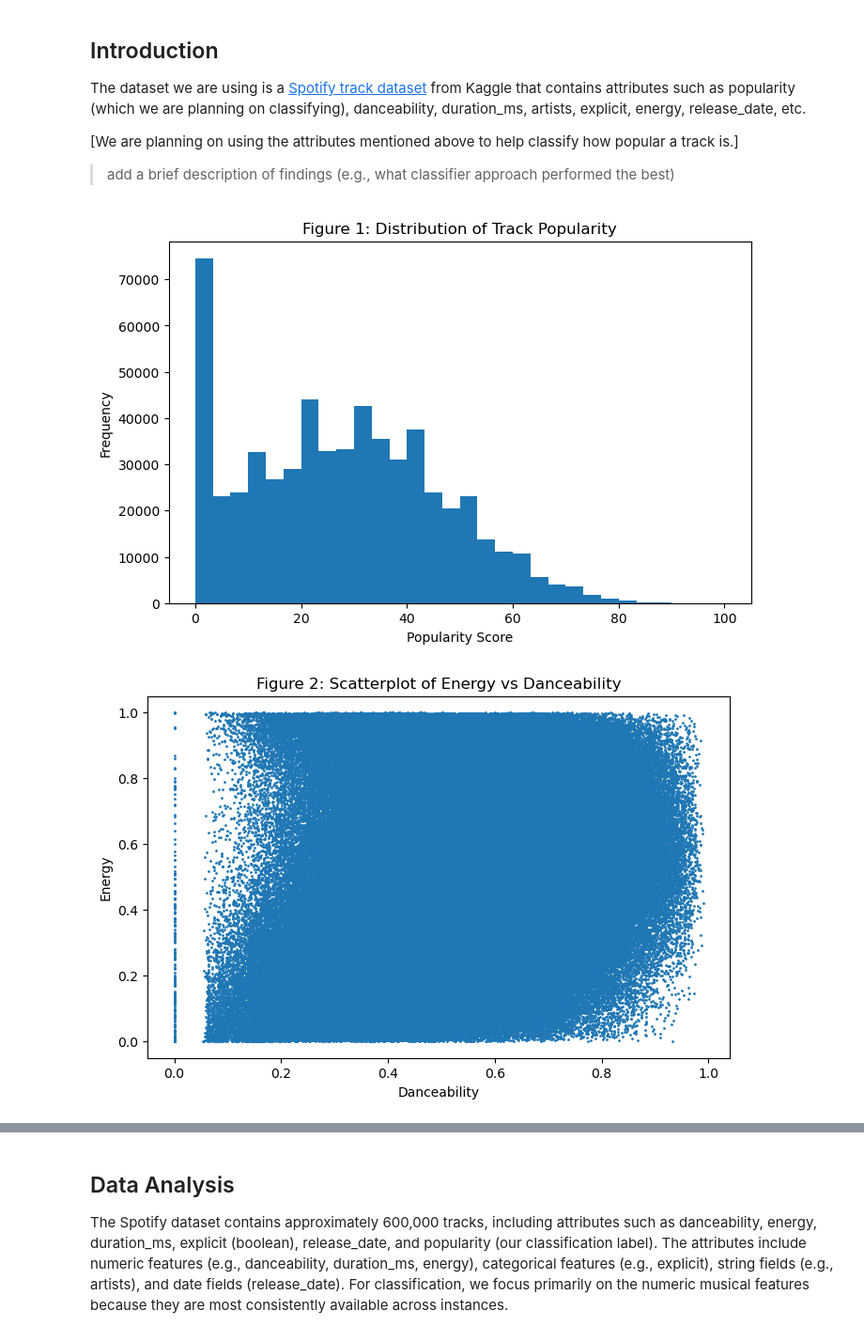
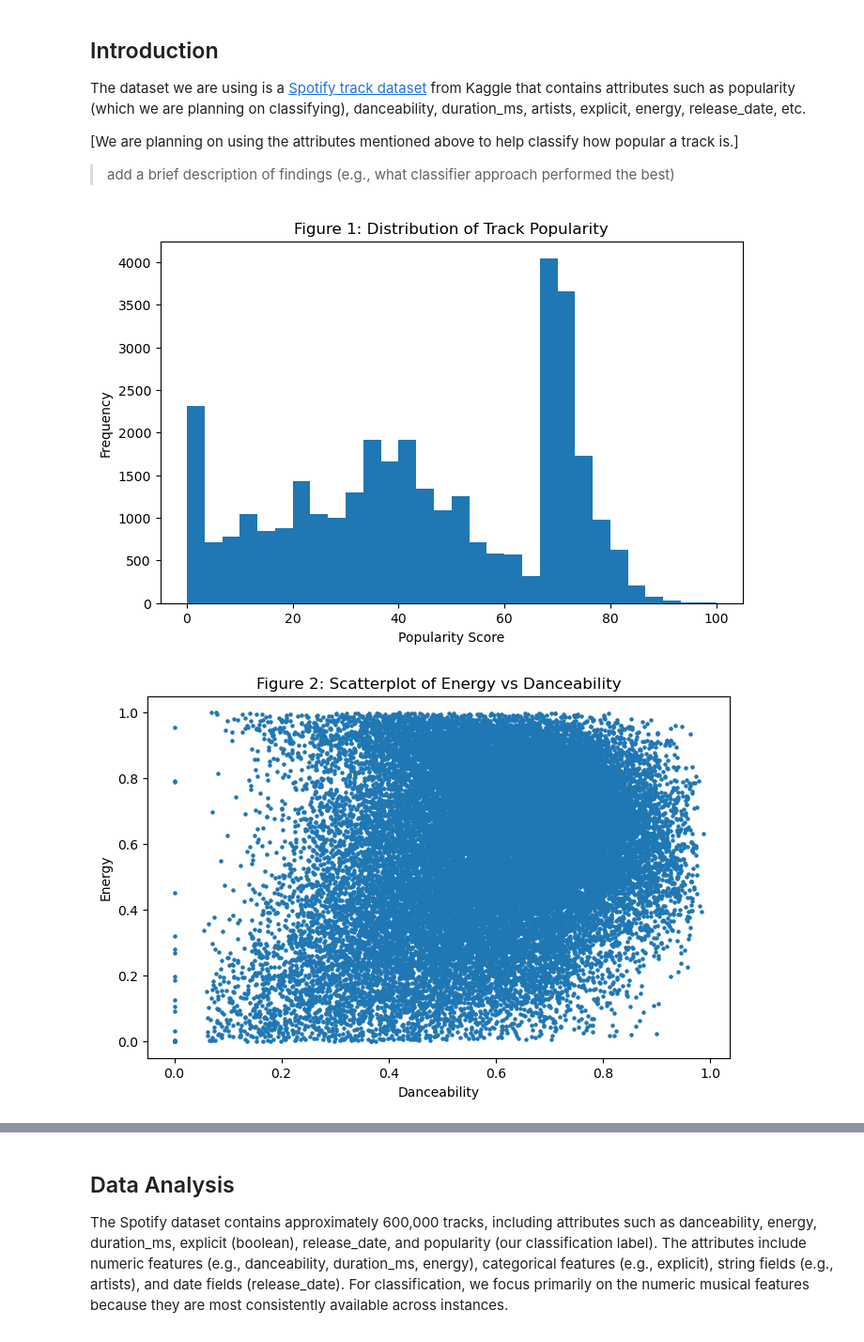
Before and after one commit to Darrell-10/Spotify-Classification---Data-Science-Algorithms, a Jupyter notebook: TechnicalReport.ipynb, the cells around one changed output, grey strips where cells are left out. Shown at 94% size. Cells and saved outputs as stored; diff of their text form; code cells hidden in the pictures.

Commit message:
fixed graphs

```diff
--- a/TechnicalReport.ipynb
+++ b/TechnicalReport.ipynb
@@ -12,7 +12,7 @@ The dataset we are using is a [Spotify track dataset](https://www.kaggle.com/yam
 # %%
 from mysklearn.mypytable import MyPyTable
 
-table = MyPyTable().load_from_file("input_data/tracks.csv")
+table = MyPyTable().load_from_file("cleaned_tracks.csv")
 
 popularity = table.get_column("popularity")
 energy = table.get_column("energy")
@@ -21,26 +21,32 @@ duration_ms = table.get_column("duration_ms")
 # %%
 import matplotlib.pyplot as plt
 
 plt.figure(figsize=(8,5))
 plt.hist(popularity, bins=30)
 plt.xlabel("Popularity Score")
 plt.ylabel("Frequency")
 plt.title("Figure 1: Distribution of Track Popularity")
 plt.show()
 
 plt.figure(figsize=(8,5))
-plt.scatter(danceability, energy, s=1)
+plt.scatter(danceability, energy, s=5)
 plt.xlabel("Danceability")
 plt.ylabel("Energy")
 plt.title("Figure 2: Scatterplot of Energy vs Danceability")
 plt.show()
 
+# Convert ms → minutes
+duration_min = [d / 60000 for d in duration_ms]
+
 plt.figure(figsize=(8,5))
-plt.boxplot(duration_ms, flierprops=dict(marker='o', markersize=3))
-plt.ylabel("Duration (ms)")
-plt.xticks([1], ["Duration"])
-plt.title("Figure: Boxplot of Song Duration (ms)")
+plt.boxplot(duration_min, flierprops=dict(marker='o', markersize=3))
+
+plt.ylabel("Duration (minutes)")
+plt.xticks([1], ["Songs"])
+plt.title("Figure: Boxplot of Song Duration (minutes)")
+
+plt.ticklabel_format(style="plain", axis="y")  # keeps clean numeric labels
 plt.show()
 # %% [output]
-[figure, old version]
+[figure, new version]
-[figure, old version]
+[figure, new version]
```
Also changed, not shown: parts of 1 cell of this notebook, 2 other files.
